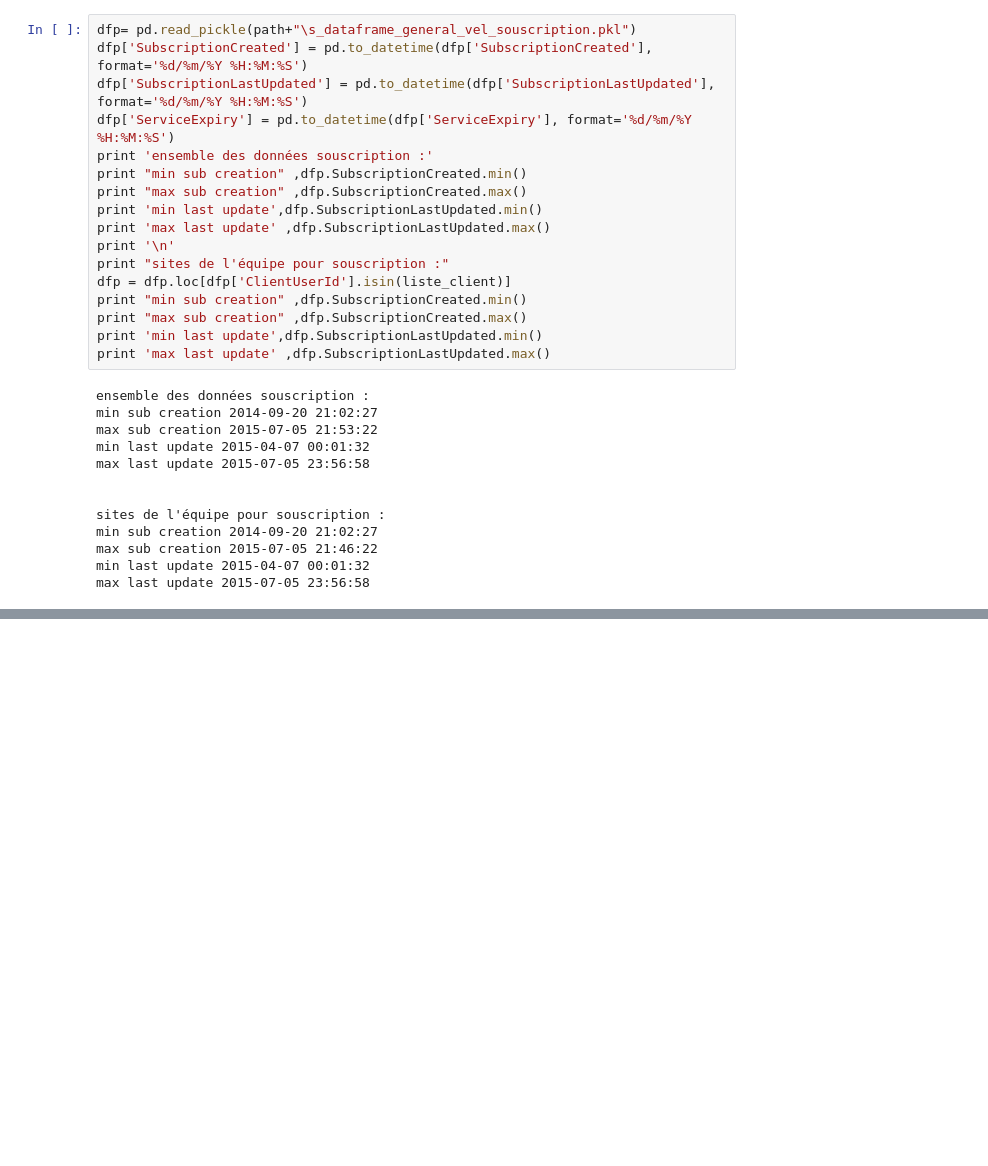
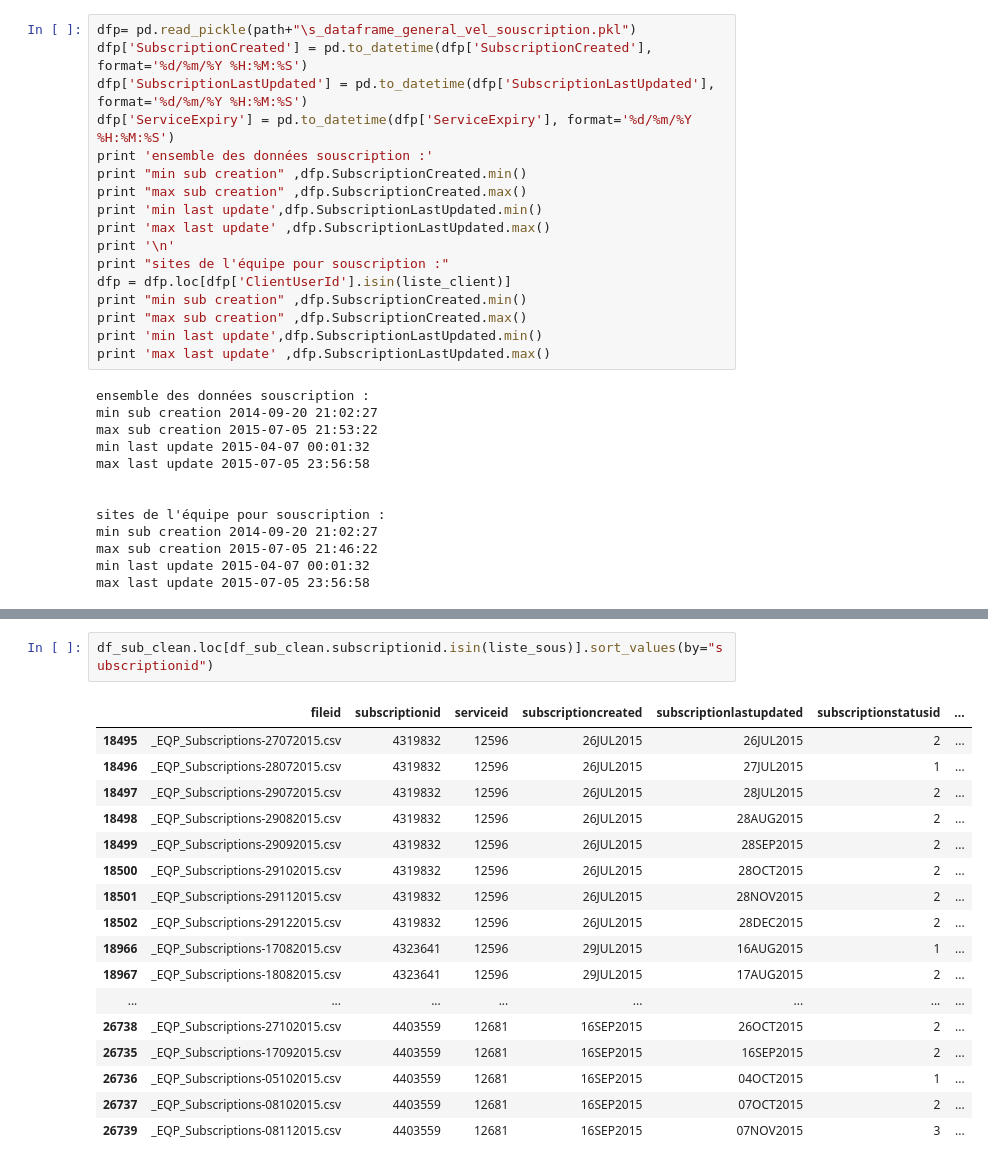
Before and after one commit to amauryfournier/L_Equipe, a Jupyter notebook: L_Equipe_nettoyage_data.ipynb, the cells around one changed output, grey strips where cells are left out. Saved outputs shown, nothing was run; the diff lists cells and outputs as text; blank space fills up the shorter version.

```diff
--- a/L_Equipe_nettoyage_data.ipynb
+++ b/L_Equipe_nettoyage_data.ipynb
@@ -1201,0 +1296,20 @@ max last update 2015-07-05 23:56:58
+# %%
+df_sub_clean.loc[df_sub_clean.subscriptionid.isin(liste_sous)].sort_values(by="subscriptionid")
+# %% [output]
+|  | fileid | subscriptionid | serviceid | subscriptioncreated | subscriptionlastupdated | subscriptionstatusid | ... |
+| 18495 | _EQP_Subscriptions-27072015.csv | 4319832 | 12596 | 26JUL2015 | 26JUL2015 | 2 | ... |
+| 18496 | _EQP_Subscriptions-28072015.csv | 4319832 | 12596 | 26JUL2015 | 27JUL2015 | 1 | ... |
+| 18497 | _EQP_Subscriptions-29072015.csv | 4319832 | 12596 | 26JUL2015 | 28JUL2015 | 2 | ... |
+| 18498 | _EQP_Subscriptions-29082015.csv | 4319832 | 12596 | 26JUL2015 | 28AUG2015 | 2 | ... |
+| 18499 | _EQP_Subscriptions-29092015.csv | 4319832 | 12596 | 26JUL2015 | 28SEP2015 | 2 | ... |
+| 18500 | _EQP_Subscriptions-29102015.csv | 4319832 | 12596 | 26JUL2015 | 28OCT2015 | 2 | ... |
+| 18501 | _EQP_Subscriptions-29112015.csv | 4319832 | 12596 | 26JUL2015 | 28NOV2015 | 2 | ... |
+| 18502 | _EQP_Subscriptions-29122015.csv | 4319832 | 12596 | 26JUL2015 | 28DEC2015 | 2 | ... |
+| 18966 | _EQP_Subscriptions-17082015.csv | 4323641 | 12596 | 29JUL2015 | 16AUG2015 | 1 | ... |
+| 18967 | _EQP_Subscriptions-18082015.csv | 4323641 | 12596 | 29JUL2015 | 17AUG2015 | 2 | ... |
+| ... | ... | ... | ... | ... | ... | ... | ... |
+| 26738 | _EQP_Subscriptions-27102015.csv | 4403559 | 12681 | 16SEP2015 | 26OCT2015 | 2 | ... |
+| 26735 | _EQP_Subscriptions-17092015.csv | 4403559 | 12681 | 16SEP2015 | 16SEP2015 | 2 | ... |
+| 26736 | _EQP_Subscriptions-05102015.csv | 4403559 | 12681 | 16SEP2015 | 04OCT2015 | 1 | ... |
+| 26737 | _EQP_Subscriptions-08102015.csv | 4403559 | 12681 | 16SEP2015 | 07OCT2015 | 2 | ... |
+| 26739 | _EQP_Subscriptions-08112015.csv | 4403559 | 12681 | 16SEP2015 | 07NOV2015 | 3 | ... |
```
Also changed, not shown: parts of 15 cells of this notebook, 10 other files.
